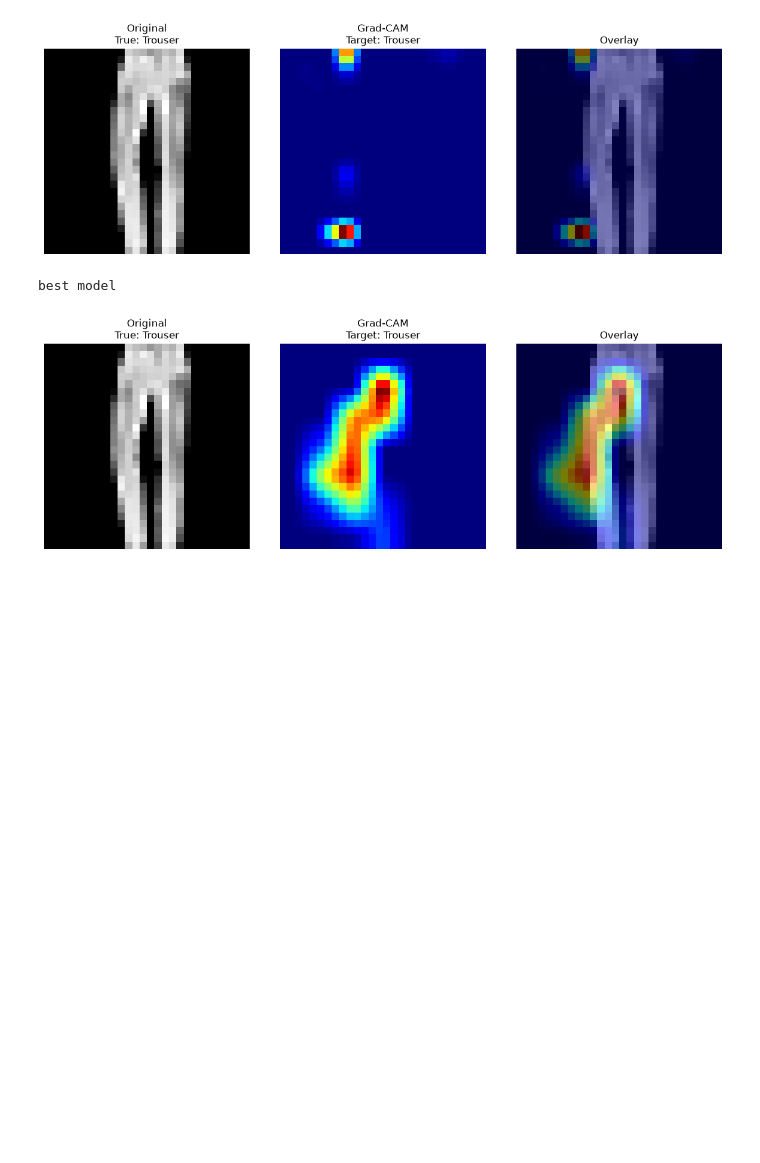
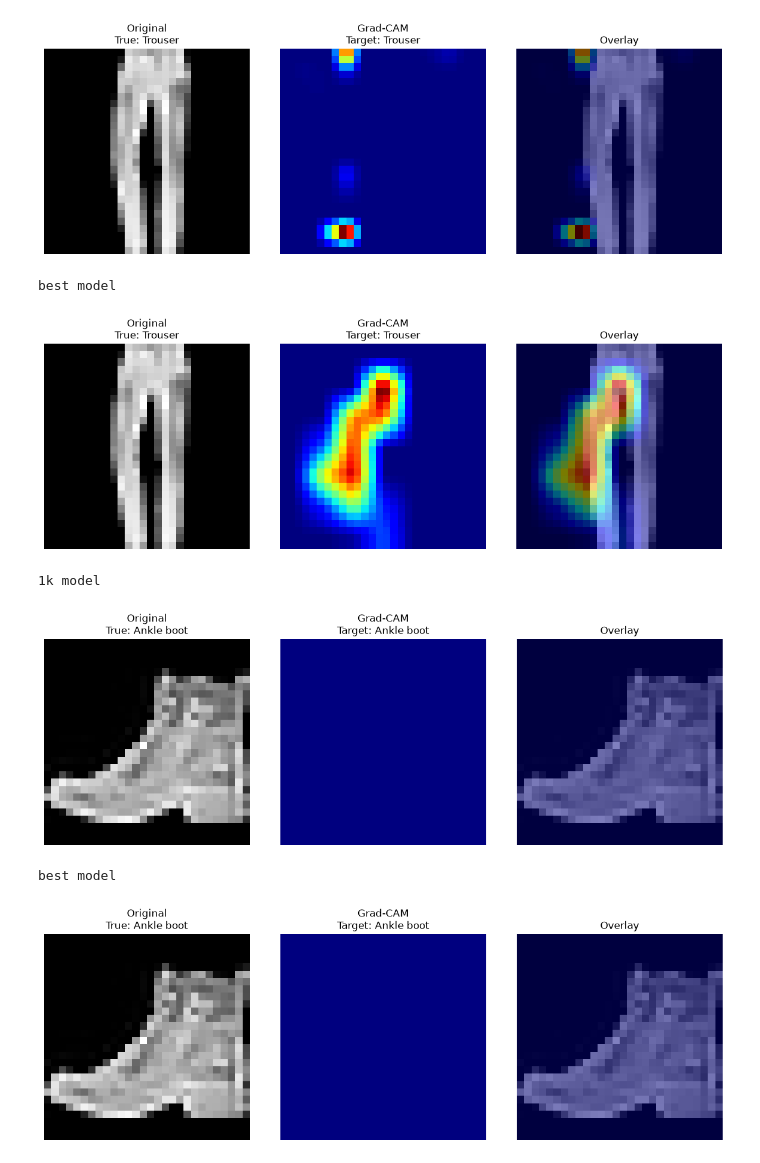
Before and after one commit to keljorden/gradcam, a Jupyter notebook: model_comp.ipynb, the cells around one changed output. Saved outputs shown, nothing was run; the diff lists cells and outputs as text; code cells hidden in the pictures; blank space fills up the shorter version.

```diff
--- a/model_comp.ipynb
+++ b/model_comp.ipynb
@@ -125,11 +125,11 @@ def my_gradcam(model: torch.nn.Module, data_sample, target, device: torch.device
         activation_map_values = activation_map['value']
         gradients_values = gradients['value']
 
-        importance = torch.mean(gradients_values, dim = (2,3), keepdim = True)
-        gradients_weighted = importance * activation_map_values
+        alpha = torch.mean(gradients_values, dim = (2,3), keepdim = True)
+        gradients_weighted = alpha * activation_map_values
 
-        alpha = torch.sum(gradients_weighted, dim = 1, keepdim = True)
-        cam = torch.nn.functional.relu(alpha)
+        cam = torch.sum(gradients_weighted, dim = 1, keepdim = True)
+        cam = torch.nn.functional.relu(cam)
 
         upscaled_cam = torch.nn.functional.interpolate(cam, size = (28, 28), mode = 'bilinear', align_corners = False)
 
@@ -1641,3 +1641,25 @@ my_gradcam(
 [figure]
 best model
 [figure]
+# %%
+td = get_random_test_data()
+
+print('1k model')
+my_gradcam(
+    model = model_1k,
+    data_sample = td,
+    target = target_1k,
+    device = device
+)
+print('best model')
+my_gradcam(
+    model = best_model,
+    data_sample = td,
+    target = target_best,
+    device = device
+)
+# %% [output]
+1k model
+[figure, added]
+best model
+[figure, added]
```
Also changed, not shown: parts of 2 cells of this notebook.
